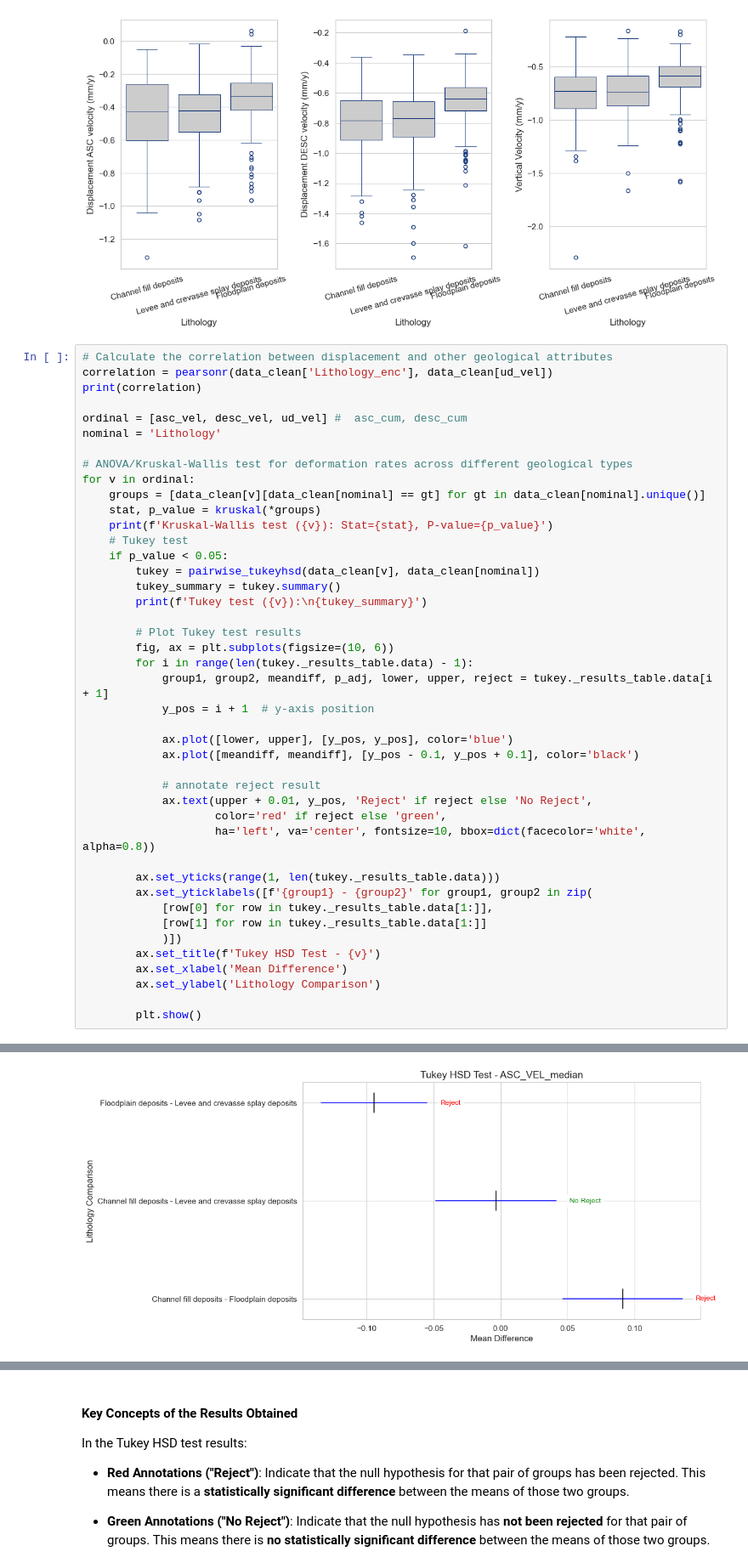
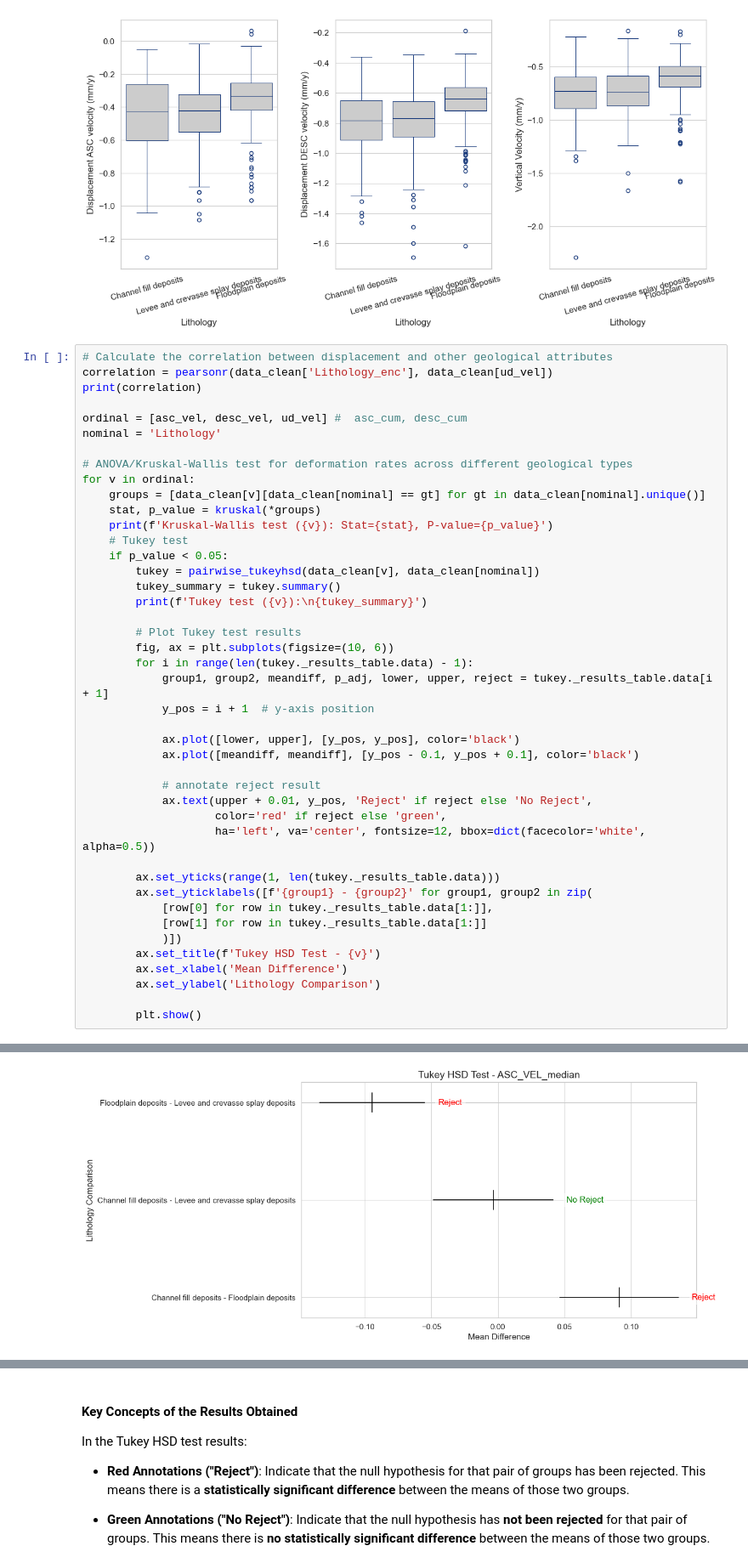
Before and after one commit to gmastrantoni/Geo-Clustering-Building-Displacements, a Jupyter notebook: Ferrara/ML_Clustering_FE.ipynb, the cells around one changed output, grey strips where cells are left out. Shown at 85% size. Saved outputs shown, nothing was run; the diff lists cells and outputs as text.

```diff
--- a/Ferrara/ML_Clustering_FE.ipynb
+++ b/Ferrara/ML_Clustering_FE.ipynb
@@ -261,37 +261,37 @@ for v in ordinal:
             group1, group2, meandiff, p_adj, lower, upper, reject = tukey._results_table.data[i + 1]
             y_pos = i + 1  # y-axis position
 
-            ax.plot([lower, upper], [y_pos, y_pos], color='blue')
+            ax.plot([lower, upper], [y_pos, y_pos], color='black')
             ax.plot([meandiff, meandiff], [y_pos - 0.1, y_pos + 0.1], color='black')
 
             # annotate reject result
             ax.text(upper + 0.01, y_pos, 'Reject' if reject else 'No Reject',
                     color='red' if reject else 'green',
-                    ha='left', va='center', fontsize=10, bbox=dict(facecolor='white', alpha=0.8))
+                    ha='left', va='center', fontsize=12, bbox=dict(facecolor='white', alpha=0.5))
 
         ax.set_yticks(range(1, len(tukey._results_table.data)))
         ax.set_yticklabels([f'{group1} - {group2}' for group1, group2 in zip(
             [row[0] for row in tukey._results_table.data[1:]],
             [row[1] for row in tukey._results_table.data[1:]]
             )])
         ax.set_title(f'Tukey HSD Test - {v}')
         ax.set_xlabel('Mean Difference')
         ax.set_ylabel('Lithology Comparison')
 
         plt.show()
 # %% [output]
 PearsonRResult(statistic=0.01749921355760283, pvalue=0.6526325374801805)
 Kruskal-Wallis test (ASC_VEL_median): Stat=43.87831155632179, P-value=2.9644607728520575e-10
 Tukey test (ASC_VEL_median):
                      Multiple Comparison of Means - Tukey HSD, FWER=0.05
 ==============================================================================================
         group1                      group2              meandiff p-adj   lower   upper  reject
 ----------------------------------------------------------------------------------------------
 Channel fill deposits               Floodplain deposits    0.091    0.0  0.0463  0.1356   True
 Channel fill deposits Levee and crevasse splay deposits  -0.0034 0.9823 -0.0484  0.0415  False
   Floodplain deposits Levee and crevasse splay deposits  -0.0944    0.0  -0.134 -0.0548   True
 ----------------------------------------------------------------------------------------------
-[figure, old version]
+[figure, new version]
 Kruskal-Wallis test (DESC_VEL_median): Stat=80.22816232617421, P-value=3.790320237114629e-18
 Tukey test (DESC_VEL_median):
                      Multiple Comparison of Means - Tukey HSD, FWER=0.05
```
Also changed, not shown: parts of 6 cells of this notebook.
